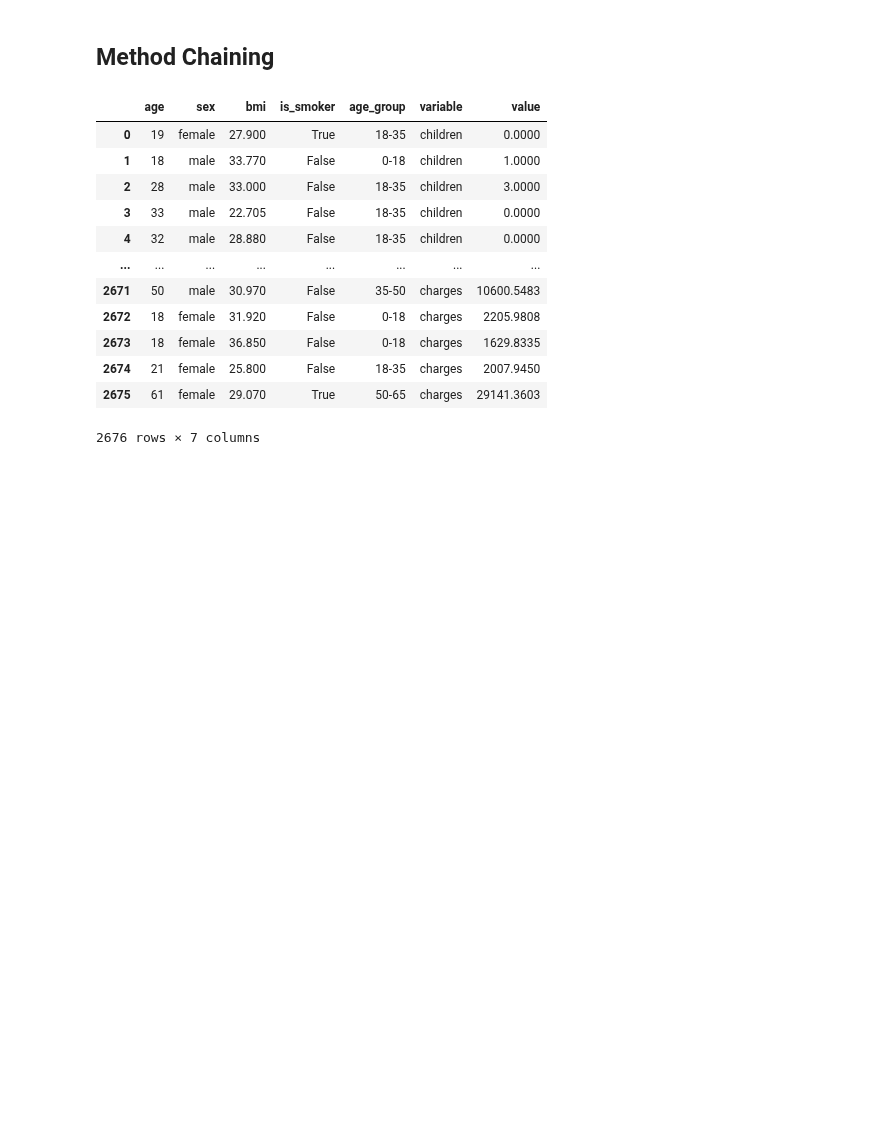
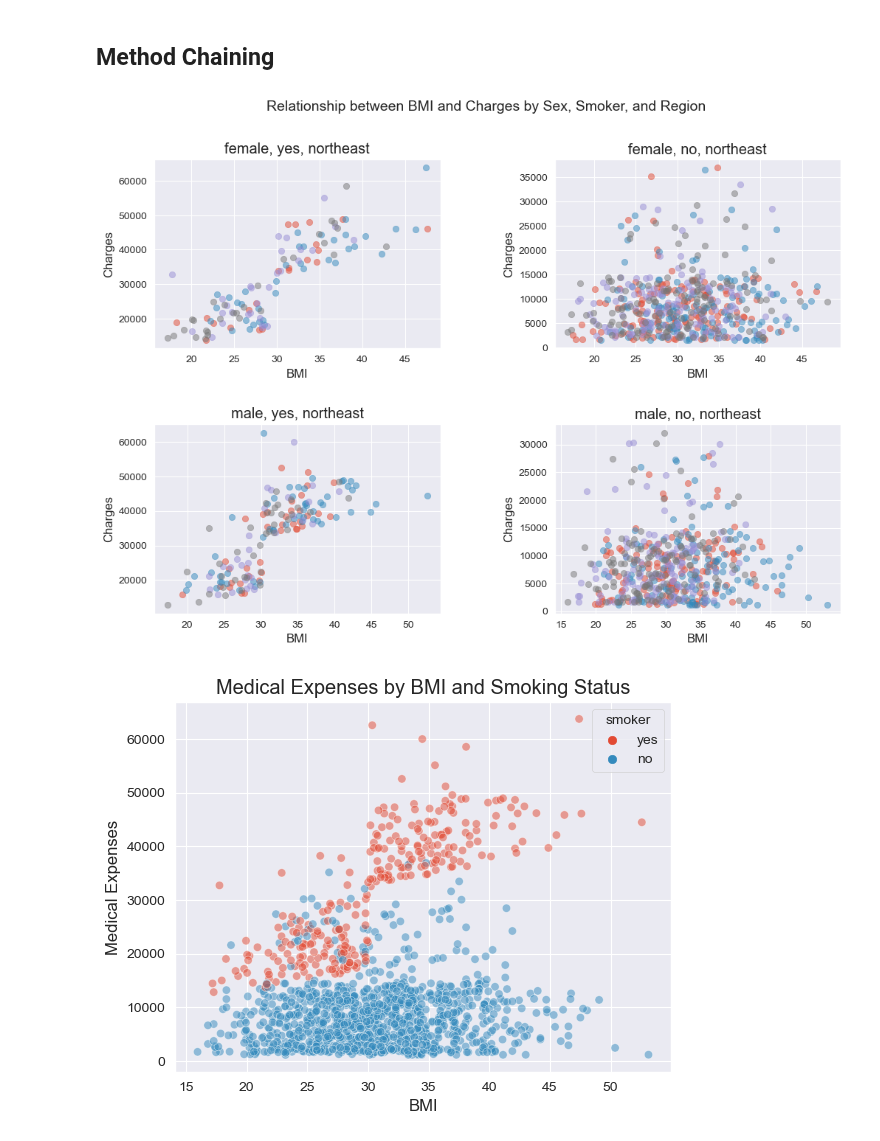
Before and after one commit to ubco-W2022T2-data301/project-group-group40, a Jupyter notebook: analysis/analysis3.ipynb, the cells around one changed output. Cells and saved outputs as stored; diff of their text form; code cells hidden in the pictures; blank space fills up the shorter version.

```diff
--- a/analysis/analysis3.ipynb
+++ b/analysis/analysis3.ipynb
@@ -123,0 +123,4 @@ dataframe
+# %%
+bins = [0, 18, 30, 45, 60, 100]
+labels = ['<18', '18-30', '30-45', '45-60', '60+']
+dataframe['age_group'] = pd.cut(dataframe['age'], bins=bins, labels=labels)
@@ -157,18 +162,4 @@ def load_and_process(url_or_path_to_csv_file):
 
     return df
 # %%
-load_and_process('../data/raw/Medical_Cost.csv')
+#load_and_process('../data/raw/Medical_Cost.csv')
-# %% [output]
-|  | age | sex | bmi | is_smoker | age_group | variable | value |
-| 0 | 19 | female | 27.900 | True | 18-35 | children | 0.0000 |
-| 1 | 18 | male | 33.770 | False | 0-18 | children | 1.0000 |
-| 2 | 28 | male | 33.000 | False | 18-35 | children | 3.0000 |
-| 3 | 33 | male | 22.705 | False | 18-35 | children | 0.0000 |
-| 4 | 32 | male | 28.880 | False | 18-35 | children | 0.0000 |
-| ... | ... | ... | ... | ... | ... | ... | ... |
-| 2671 | 50 | male | 30.970 | False | 35-50 | charges | 10600.5483 |
-| 2672 | 18 | female | 31.920 | False | 0-18 | charges | 2205.9808 |
-| 2673 | 18 | female | 36.850 | False | 0-18 | charges | 1629.8335 |
-| 2674 | 21 | female | 25.800 | False | 18-35 | charges | 2007.9450 |
-| 2675 | 61 | female | 29.070 | True | 50-65 | charges | 29141.3603 |
-2676 rows × 7 columns
@@ -174,0 +219,5 @@ load_and_process('../data/raw/Medical_Cost.csv')
+# %%
+generate_eda(dataframe)
+# %% [output]
+[figure, added]
+[figure, added]
```
Also changed, not shown: parts of 10 cells of this notebook, 2 other files.
